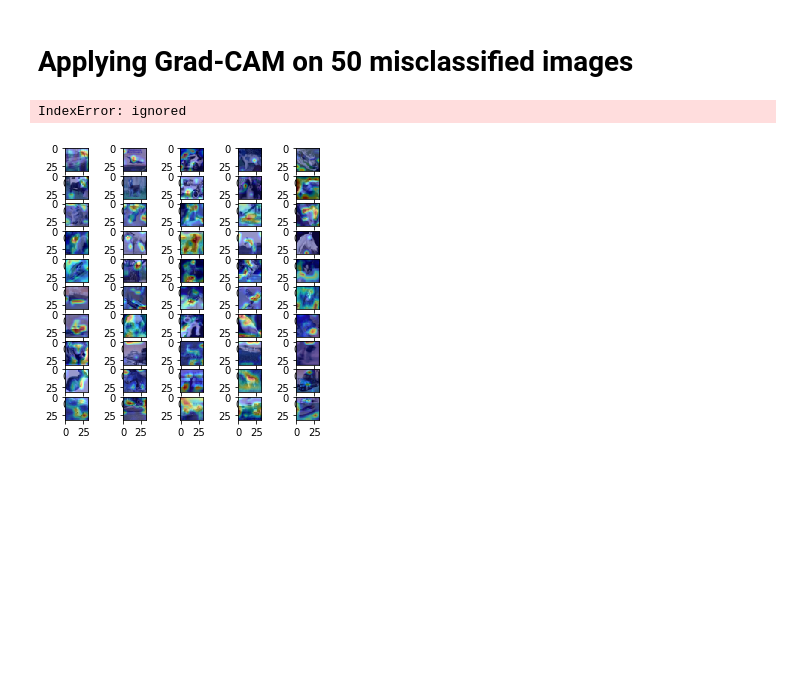
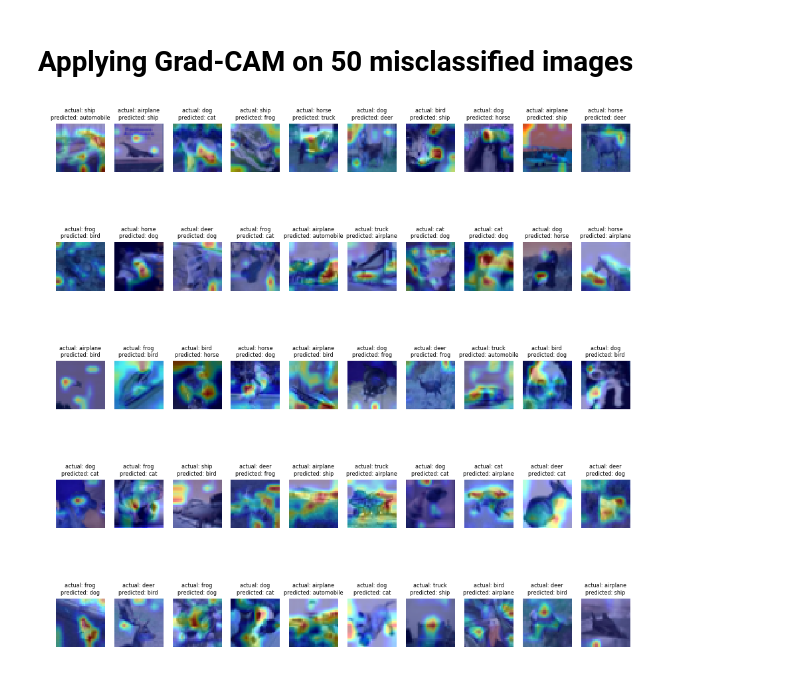
Before and after one commit to bhgtankita/MYWORK, a Jupyter notebook: Grad_CAM_RESNET18_Transfer_Learning_on_CIFAR10.ipynb, the cells around one changed output. Drawn from its saved outputs; the diff is of its cells as text; code cells hidden in the pictures; blank space fills up the shorter version.

```diff
--- a/Grad_CAM_RESNET18_Transfer_Learning_on_CIFAR10.ipynb
+++ b/Grad_CAM_RESNET18_Transfer_Learning_on_CIFAR10.ipynb
@@ -53,12 +70,12 @@ y_test = np_utils.to_categorical(y_test, n_classes)
 # %% [markdown]
 # Visualisation of CIFAR-10 images
 # %%
-fig = plt.figure(figsize=(3, 3))
-
 for i in range(1, 9):
     img = X_train[i-1]
-    fig.add_subplot(2, 4, i)
+    plt.subplot(2, 4, i)
     plt.imshow(img)
+    plt.axis('off')
+    plt.title(classname[np.argmax(y_train[i-1])])
 
 print("Shape of each image in the training data: ", X_train.shape[1:])
 # %% [output]
@@ -80,6 +97,6 @@ model.summary()
 
 # training
 model.compile(optimizer='SGD', loss='categorical_crossentropy', metrics=['accuracy'])
-model.fit(X_train, y_train, nb_epoch=10, batch_size=64, verbose=1)
+model.fit(X_train, y_train, nb_epoch=10, batch_size=64, validation_data=(X_test, y_test), verbose=1)
 # %% [output]
 WARNING: Logging before flag parsing goes to stderr.
@@ -155,6 +170,9 @@ accuracy=[]
 # TruePred=[]
 incorrect_pred = []
 correct_pred = []
+incorrect_class = []
+predictions = []
+actuals = []
 
 for idx, val in enumerate(X_test):
   val = np.expand_dims(val, axis=0)
@@ -164,5 +182,7 @@ for idx, val in enumerate(X_test):
   accuracy.append(np.amax(pred, axis=1)*100)
   if actual[idx] != predicted_value:
       incorrect_pred.append(idx)
+      predictions.append(int(predicted_value))
+      actuals.append(int(actual[idx]))
   else:
       correct_pred.append(idx)
@@ -168,0 +195,7 @@ for idx, val in enumerate(X_test):
+# %%
+for i in range(1, 9):
+    img = X_test[incorrect_pred[i-1]]
+    plt.subplot(2, 4, i)
+    plt.imshow(img)
+    plt.axis('off')
+    plt.title("actual: %s\npredicted: %s" % (classname[actuals[i-1]], classname[predictions[i-1]]), fontsize=8)
@@ -182,40 +217,38 @@ len(misclassified)
 # %% [markdown]
 # Applying Grad-CAM on 50 misclassified images
 # %%
-fig1 = plt.figure(figsize=(5, 5))
-
 counter=0
 for index, value in enumerate(X_test):
-  if index == misclassified[counter] and counter <= 50:
-    counter=counter+1
-    x = process_image(index)
-    preds = model.predict(x)
-    class_idx = np.argmax(preds[0])
-    class_output = model.output[:, class_idx]
-    last_conv_layer = model.get_layer("add_2") # 8x8x64
+  if counter < 50:
+    if index == misclassified[counter]:
+      x = process_image(index)
+      preds = model.predict(x)
+      class_idx = np.argmax(preds[0])
+      class_output = model.output[:, class_idx]
+      last_conv_layer = model.get_layer("add_2") # 8x8x64
 
-    grads = K.gradients(class_output, last_conv_layer.output)[0]
-    pooled_grads = K.mean(grads, axis=(0, 1, 2))
-    iterate = K.function([model.input], [pooled_grads, last_conv_layer.output[0]])
-    pooled_grads_value, conv_layer_output_value = iterate([x])
-    for i in range(64):
-        conv_layer_output_value[:, :, i] *= pooled_grads_value[i]
+      grads = K.gradients(class_output, last_conv_layer.output)[0]
+      pooled_grads = K.mean(grads, axis=(0, 1, 2))
+      iterate = K.function([model.input], [pooled_grads, last_conv_layer.output[0]])
+      pooled_grads_value, conv_layer_output_value = iterate([x])
+      for i in range(64):
+          conv_layer_output_value[:, :, i] *= pooled_grads_value[i]
 
-    heatmap = np.mean(conv_layer_output_value, axis=-1)
-    heatmap = np.maximum(heatmap, 0)
-    heatmap /= np.max(heatmap)
+      heatmap = np.mean(conv_layer_output_value, axis=-1)
+      heatmap = np.maximum(heatmap, 0)
+      heatmap /= np.max(heatmap)
 
-    img = value
-#     img = cv2.resize(img, (100, 100))
-#     heatmap = cv2.resize(heatmap, (100, 100))
-    heatmap = cv2.resize(heatmap, (img.shape[1], img.shape[0]))
-    heatmap = np.uint8(255 * heatmap)
-    heatmap = cv2.applyColorMap(heatmap, cv2.COLORMAP_JET)
-    superimposed_img = cv2.addWeighted(img, 0.6, heatmap, 0.4, 0)
-    gradcam = cv2.cvtColor(superimposed_img, cv2.COLOR_BGR2RGB)
-#     print(counter)
-    fig1.add_subplot(10, 5, counter)
-    plt.imshow(gradcam)
+      img = value
+      heatmap = cv2.resize(heatmap, (img.shape[1], img.shape[0]))
+      heatmap = np.uint8(255 * heatmap)
+      heatmap = cv2.applyColorMap(heatmap, cv2.COLORMAP_JET)
+      superimposed_img = cv2.addWeighted(img, 0.6, heatmap, 0.4, 0)
+      gradcam = cv2.cvtColor(superimposed_img, cv2.COLOR_BGR2RGB)
+      plt.subplot(5, 10, counter+1)
+      plt.imshow(gradcam)
+      plt.axis('off')
+      plt.title("actual: %s\npredicted: %s" % (classname[actuals[counter]], classname[predictions[counter]]), fontsize=8)
+      plt.subplots_adjust(top=7, bottom=4, left=3, right=5)
+      counter=counter+1
 # %% [output]
-IndexError: ignored
-[figure, old version]
+[figure, new version]
```
Also changed, not shown: parts of 11 cells of this notebook.
